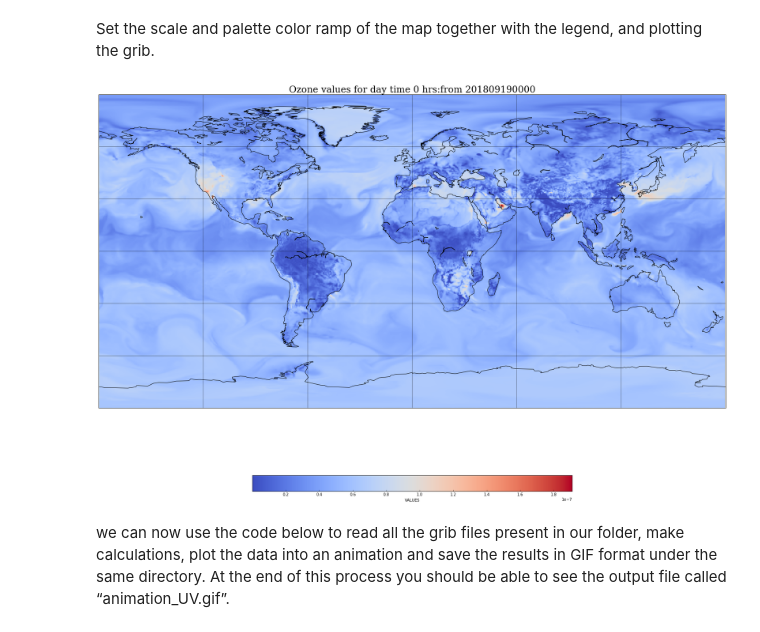
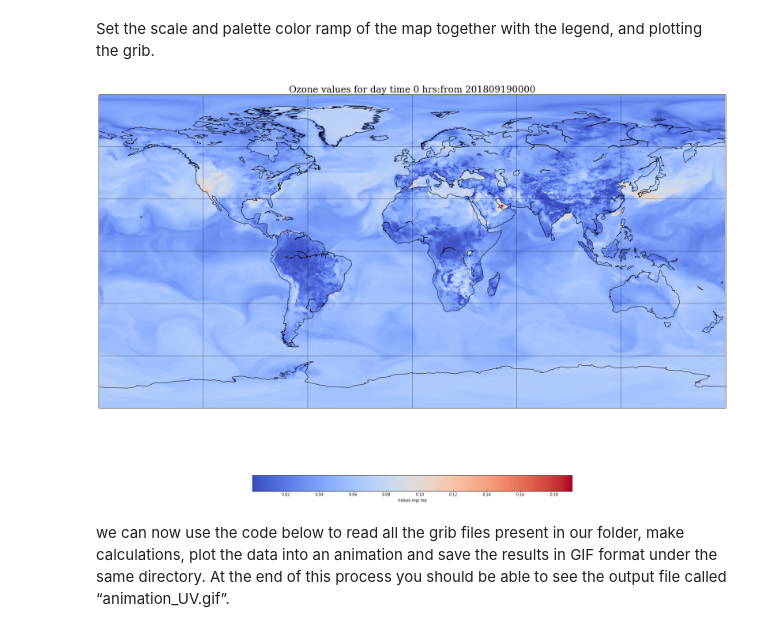
Before and after one commit to Randbee/the-python-space-adventure, a Jupyter notebook: plotting_o3.ipynb, the cells around one changed output. Drawn from its saved outputs; the diff is of its cells as text; code cells hidden in the pictures.

```diff
--- a/plotting_o3.ipynb
+++ b/plotting_o3.ipynb
@@ -26,7 +26,7 @@ grbs=pygrib.open(grib)
 retreiving data from grib file
 # %%
 grb = grbs.select()[59]
-data=grb.values
+data=grb.values * 1000000
 # %% [markdown]
 Use shiftgrid to plot grib file correctly
 # %%
@@ -52,28 +52,28 @@ Set the scale and palette color ramp of the map together with the legend, and pl
 # %%
 plt.figure(figsize=(30,21))
 m.drawcoastlines()
 m.drawmapboundary()
 m.drawmeridians(np.arange(-180.,180.,60.))
 m.drawparallels(np.arange(-90, 90, 30))
 
 cmap = plt.get_cmap('coolwarm')
 cs = m.pcolormesh(x,y,data,shading='flat',cmap=cmap)
-plt.colorbar(cs,orientation='horizontal', shrink=0.5, label = "VALUES")
+plt.colorbar(cs,orientation='horizontal', shrink=0.5, label = "Values mg/ mq")
 
 time = re.findall('(time [a-z0-9: ]*)', str(grb))
 title = "Ozone values for day " + time[0]
 font = {'family': 'serif',
         'color':  'black',
         'weight': 'normal',
         'size': 24,
         }
 
 plt.title(title, fontdict = font)
 
 
 plt.show()
 # %% [output]
-[figure, old version]
+[figure, new version]
 # %% [markdown]
 we can now use the code below to read all the grib files present in our folder, make  calculations, plot the data into an animation and save the results in  GIF format under the same directory. At the end of this process you should be able to see the output file called “animation_UV.gif”.
 # %%
```
Also changed, not shown: parts of 1 cell of this notebook, 41 other files.
